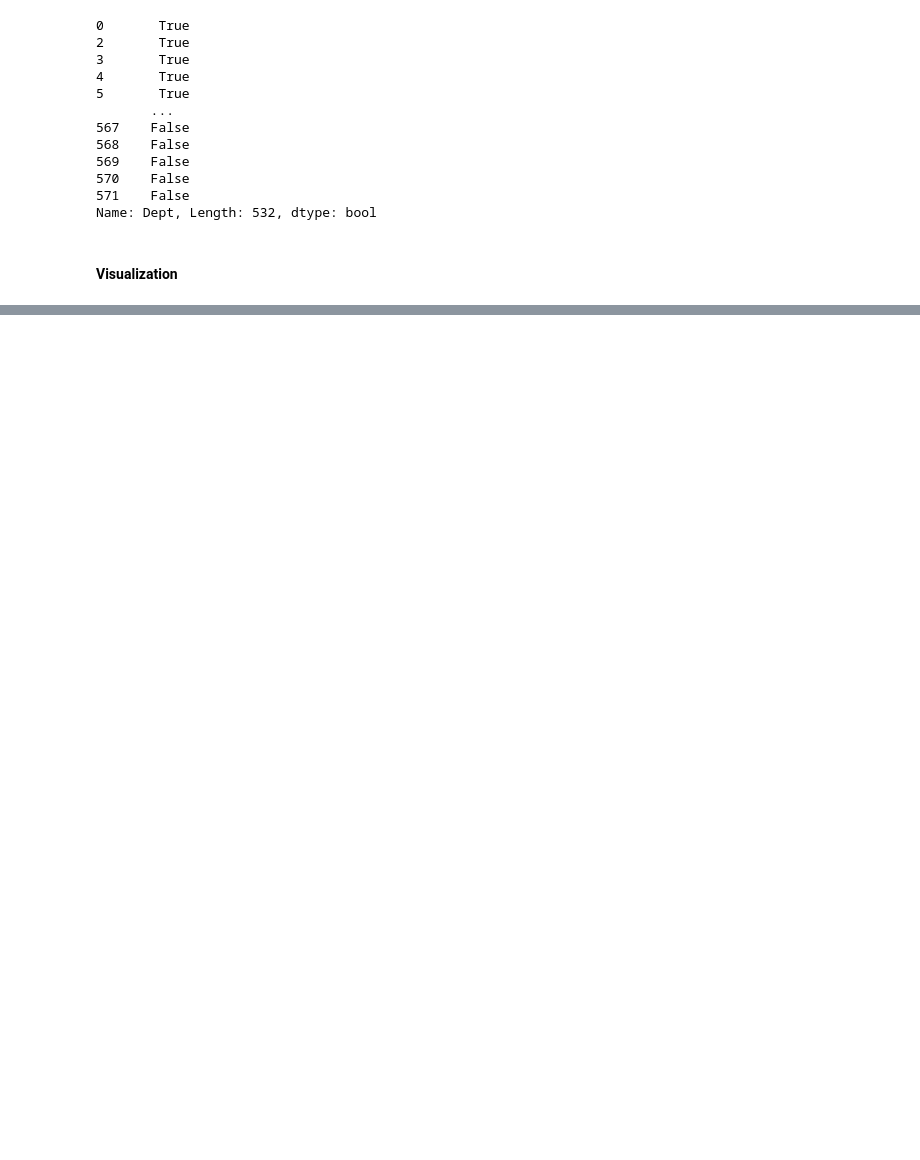
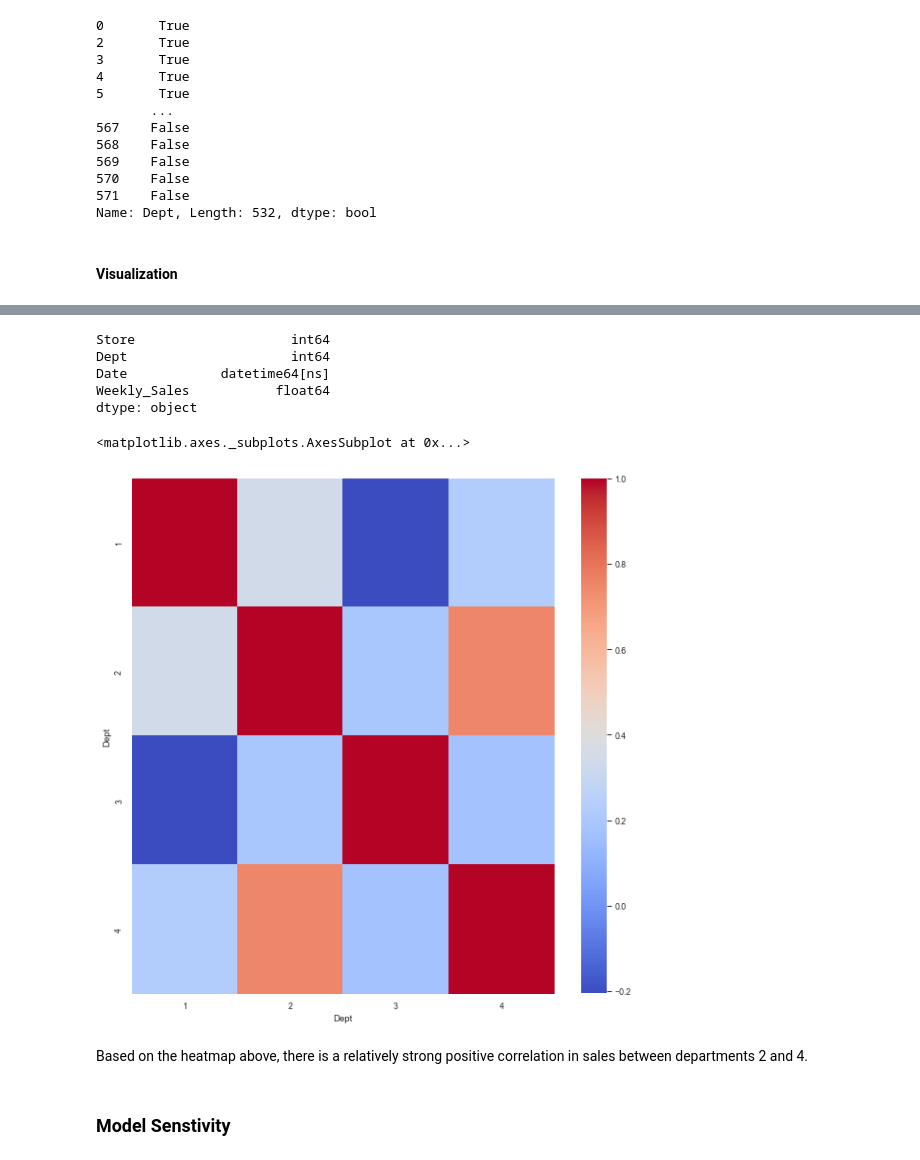
Before and after one commit to MarioTawfelis/Bootstrap-Random-Walks-for-Causal-Inference, a Jupyter notebook: causal_inference.ipynb, the cells around one changed output, grey strips where cells are left out. Cells and saved outputs as stored; diff of their text form; code cells hidden in the pictures; blank space fills up the shorter version.

Commit message:
Correlation and model sensitvity

```diff
--- a/causal_inference.ipynb
+++ b/causal_inference.ipynb
@@ -194,0 +201,24 @@ plt.show()
+# %%
+df_filtered.dtypes
+# %% [output]
+Store                    int64
+Dept                     int64
+Date            datetime64[ns]
+Weekly_Sales           float64
+dtype: object
+# %%
+# Calculate the correlation matrix
+sales_pivot = df_filtered.pivot_table(values='Weekly_Sales', index='Date', columns='Dept', aggfunc=np.sum)
+corr = sales_pivot.corr()
+
+fig, ax = plt.subplots(figsize=(10, 10))
+
+# Plot the heatmap with the correlation values
+sns.heatmap(corr, cmap='coolwarm')
+# %% [output]
+<matplotlib.axes._subplots.AxesSubplot at 0x...>
+[figure, added]
+# %% [markdown]
+Based on the heatmap above, there is a relatively strong positive correlation in sales between departments 2 and 4.
+# %% [markdown]
+### Model Senstivity
```
Also changed, not shown: parts of 14 cells of this notebook.
